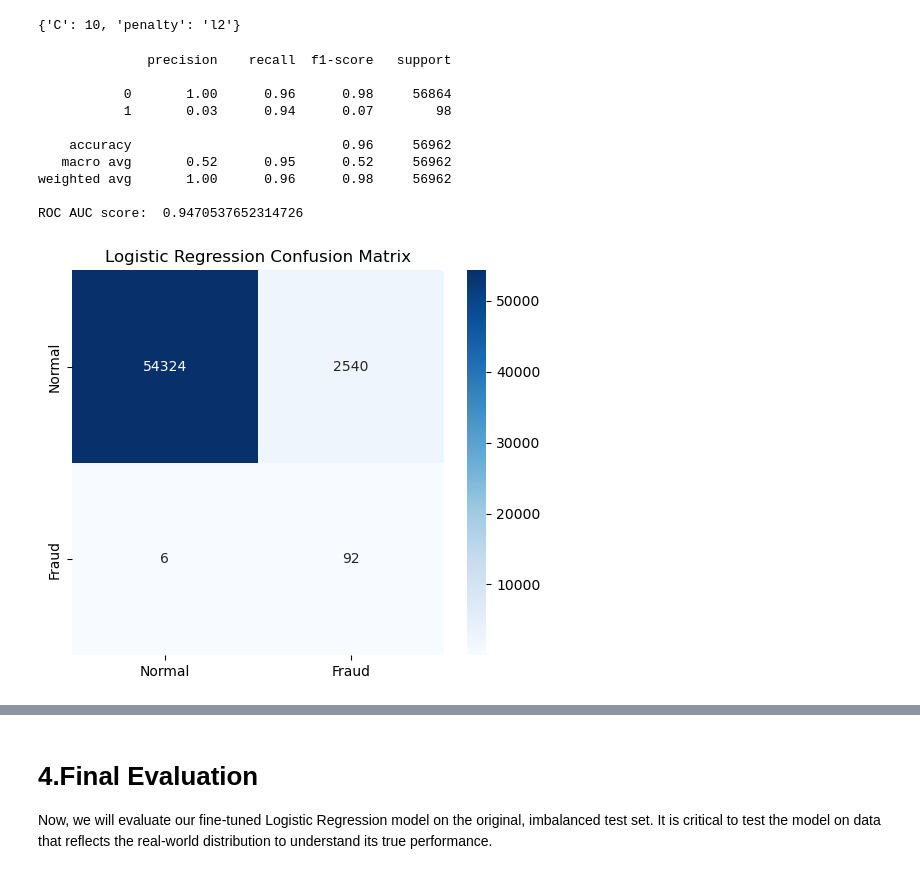
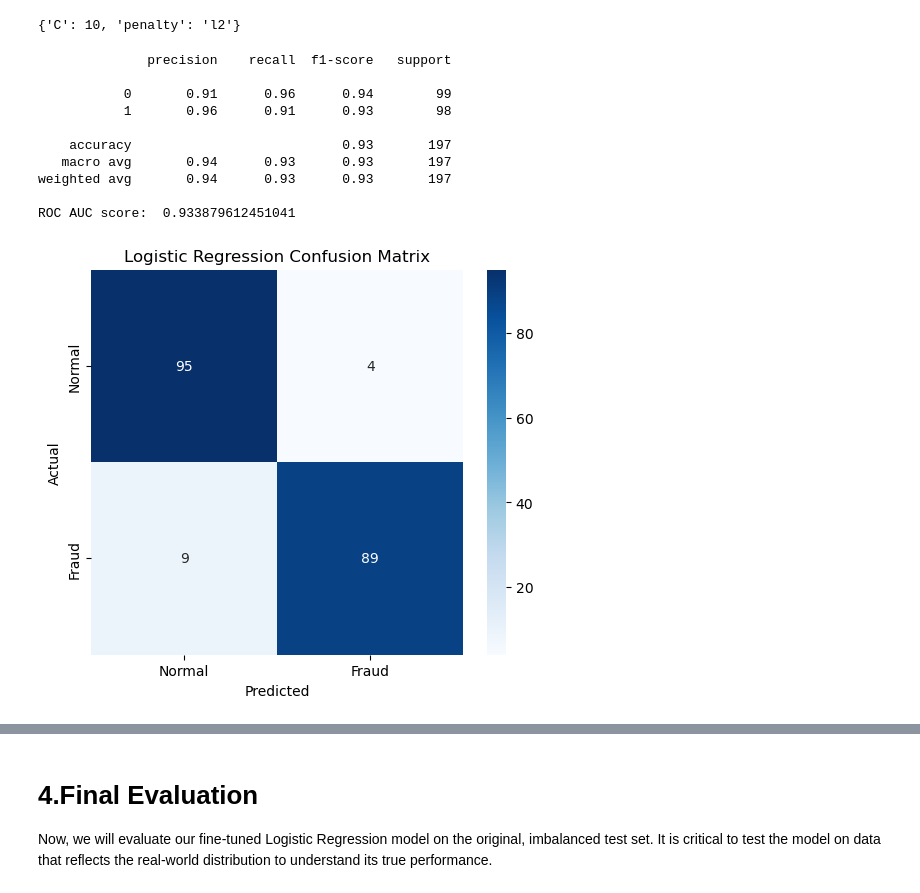
Before and after one commit to MinaGong/fraud_detection, a Jupyter notebook: fraud_detection_supervised.ipynb, the cells around one changed output, grey strips where cells are left out. Cells and saved outputs as stored; diff of their text form; code cells hidden in the pictures.

```diff
--- a/fraud_detection_supervised.ipynb
+++ b/fraud_detection_supervised.ipynb
@@ -455,30 +455,30 @@ grid_search.best_params_
 LR_best = grid_search.best_estimator_
 # %%
 # Evaluate the best model
-LR_best_pred = LR_best.predict(X_test)
+LR_best_pred = LR_best.predict(X_test_undersampled)
 
 # Plot the confusion matrix
 fig, ax = plt.subplots(1, 1, figsize=(6, 5))
-sns.heatmap(confusion_matrix(y_test, LR_best_pred), annot=True, fmt='d', cmap='Blues', xticklabels=['Normal', 'Fraud'], yticklabels=['Normal', 'Fraud'], ax=ax)
+sns.heatmap(confusion_matrix(y_test_undersampled, LR_best_pred), annot=True, fmt='d', cmap='Blues', xticklabels=['Normal', 'Fraud'], yticklabels=['Normal', 'Fraud'], ax=ax)
 ax.set_title('Logistic Regression Confusion Matrix')
 ax.set_xlabel('Predicted')
 ax.set_ylabel('Actual')
 # Print the classification report
-print(classification_report(y_test, LR_best_pred))
+print(classification_report(y_test_undersampled, LR_best_pred))
 
 # Print the ROC AUC score
-print("ROC AUC score: ", roc_auc_score(y_test, LR_best_pred))
+print("ROC AUC score: ", roc_auc_score(y_test_undersampled, LR_best_pred))
 # %% [output]
               precision    recall  f1-score   support
 
-           0       1.00      0.96      0.98     56864
-           1       0.03      0.94      0.07        98
+           0       0.91      0.96      0.94        99
+           1       0.96      0.91      0.93        98
 
-    accuracy                           0.96     56962
-   macro avg       0.52      0.95      0.52     56962
-weighted avg       1.00      0.96      0.98     56962
+    accuracy                           0.93       197
+   macro avg       0.94      0.93      0.93       197
+weighted avg       0.94      0.93      0.93       197
 
-ROC AUC score:  0.9470537652314726
+ROC AUC score:  0.933879612451041
-[figure, old version]
+[figure, new version]
 # %%
 # ROC AUC curve
```
Also changed, not shown: parts of 15 cells of this notebook.
